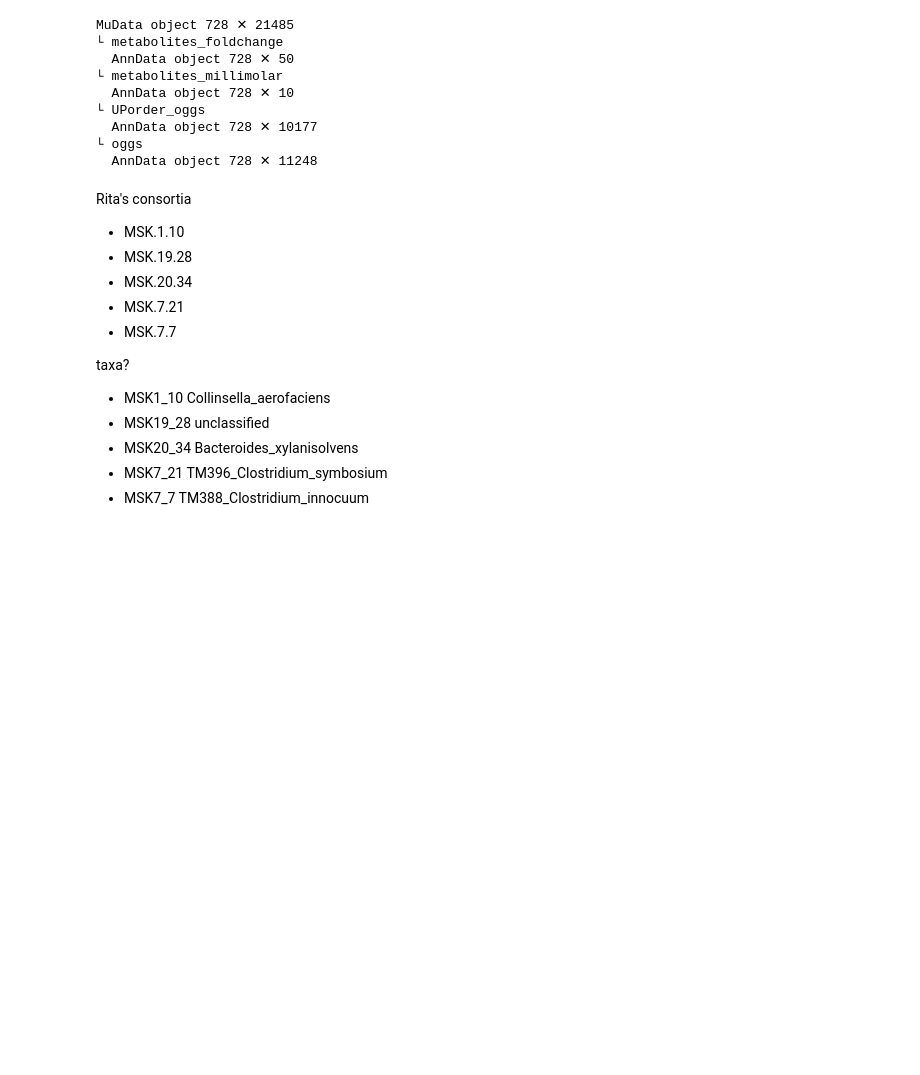
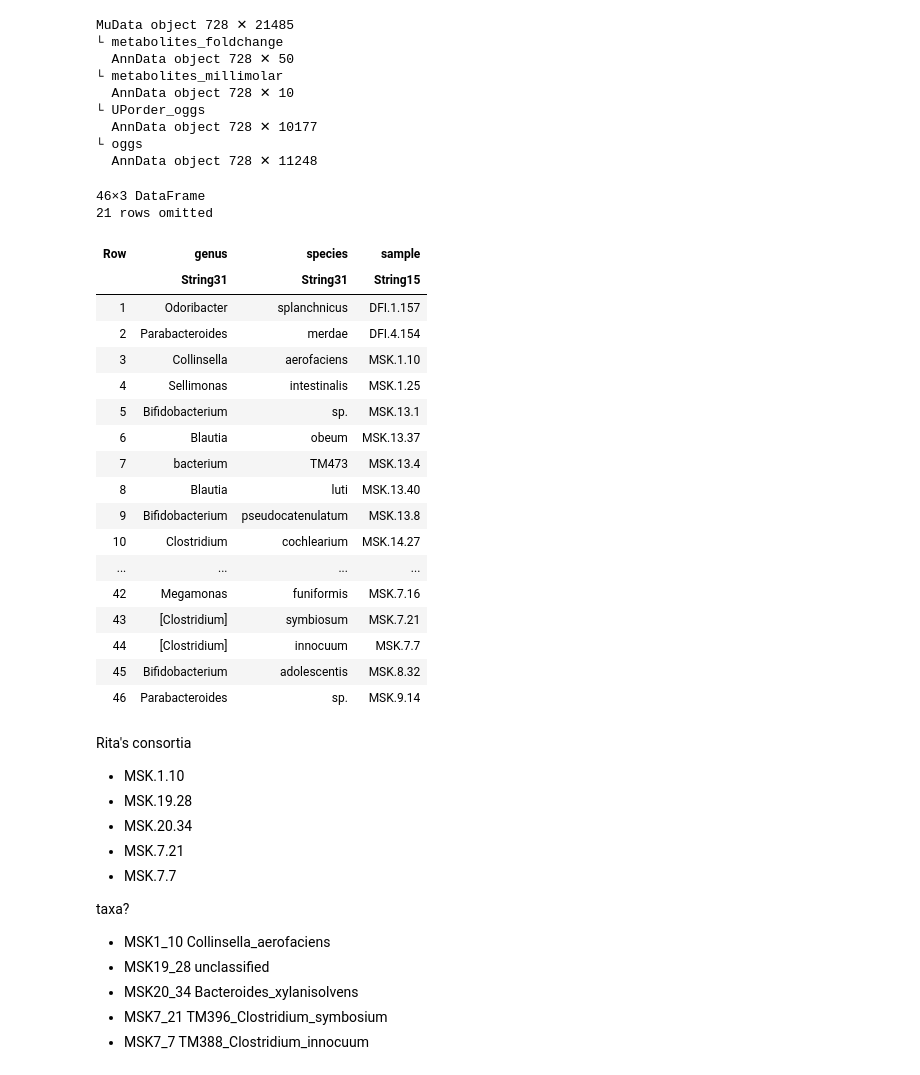
Before and after one commit to aramanlab/Doran_etal_2022, a Jupyter notebook: notebooks/dev/Neighbors_for_Ritas5_consortia.ipynb, the cells around one changed output. Cells and saved outputs as stored; diff of their text form; code cells hidden in the pictures; blank space fills up the shorter version.

```diff
--- a/notebooks/dev/Neighbors_for_Ritas5_consortia.ipynb
+++ b/notebooks/dev/Neighbors_for_Ritas5_consortia.ipynb
@@ -25,6 +25,29 @@ MuData object 728 ✕ 21485
   AnnData object 728 ✕ 10177
 └ oggs
   AnnData object 728 ✕ 11248
+# %%
+excludesmps = CSV.read(joinpath(rdir, "exclude_samples.tsv"), DataFrame; header=1, delim="\t")
+# %% [output]
+46×3 DataFrame
+21 rows omitted
+| Row | genus | species | sample |
+|  | String31 | String31 | String15 |
+| 1 | Odoribacter | splanchnicus | DFI.1.157 |
+| 2 | Parabacteroides | merdae | DFI.4.154 |
+| 3 | Collinsella | aerofaciens | MSK.1.10 |
+| 4 | Sellimonas | intestinalis | MSK.1.25 |
+| 5 | Bifidobacterium | sp. | MSK.13.1 |
+| 6 | Blautia | obeum | MSK.13.37 |
+| 7 | bacterium | TM473 | MSK.13.4 |
+| 8 | Blautia | luti | MSK.13.40 |
+| 9 | Bifidobacterium | pseudocatenulatum | MSK.13.8 |
+| 10 | Clostridium | cochlearium | MSK.14.27 |
+| ... | ... | ... | ... |
+| 42 | Megamonas | funiformis | MSK.7.16 |
+| 43 | [Clostridium] | symbiosum | MSK.7.21 |
+| 44 | [Clostridium] | innocuum | MSK.7.7 |
+| 45 | Bifidobacterium | adolescentis | MSK.8.32 |
+| 46 | Parabacteroides | sp. | MSK.9.14 |
 # %% [markdown]
 Rita's consortia
 
```
Also changed, not shown: parts of 18 cells of this notebook.
